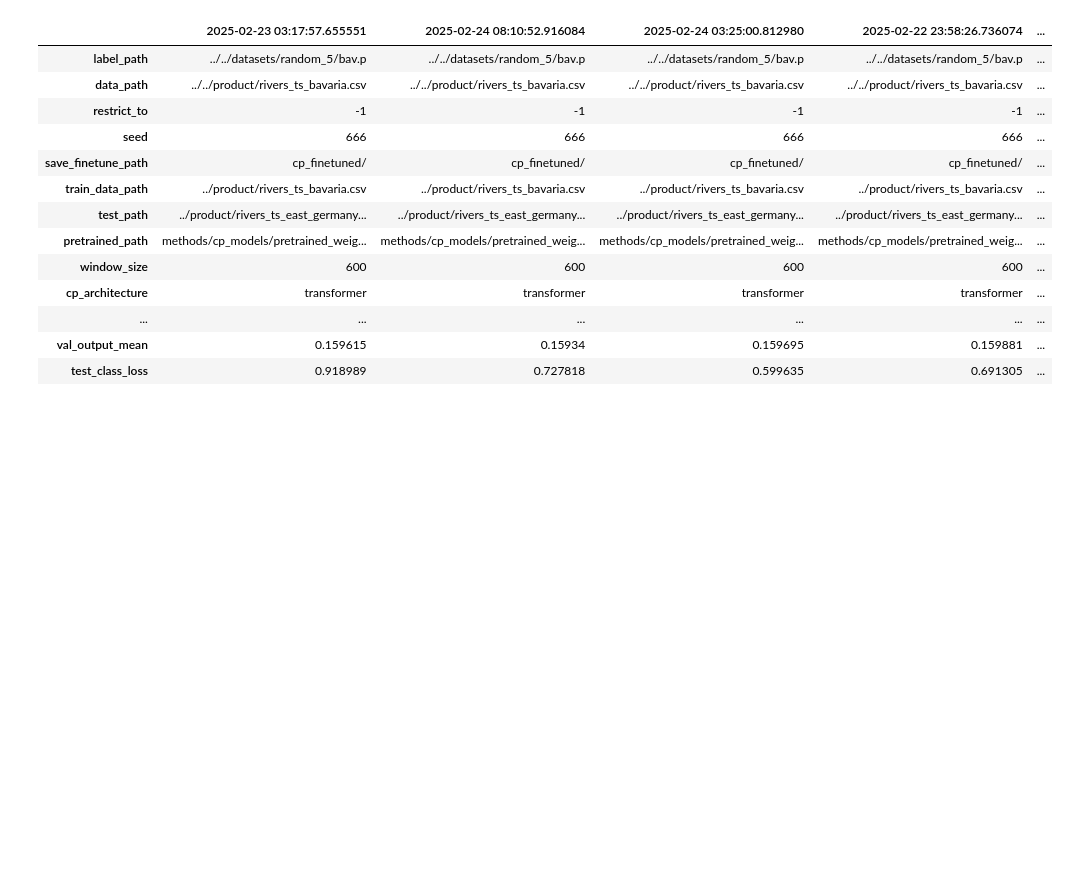
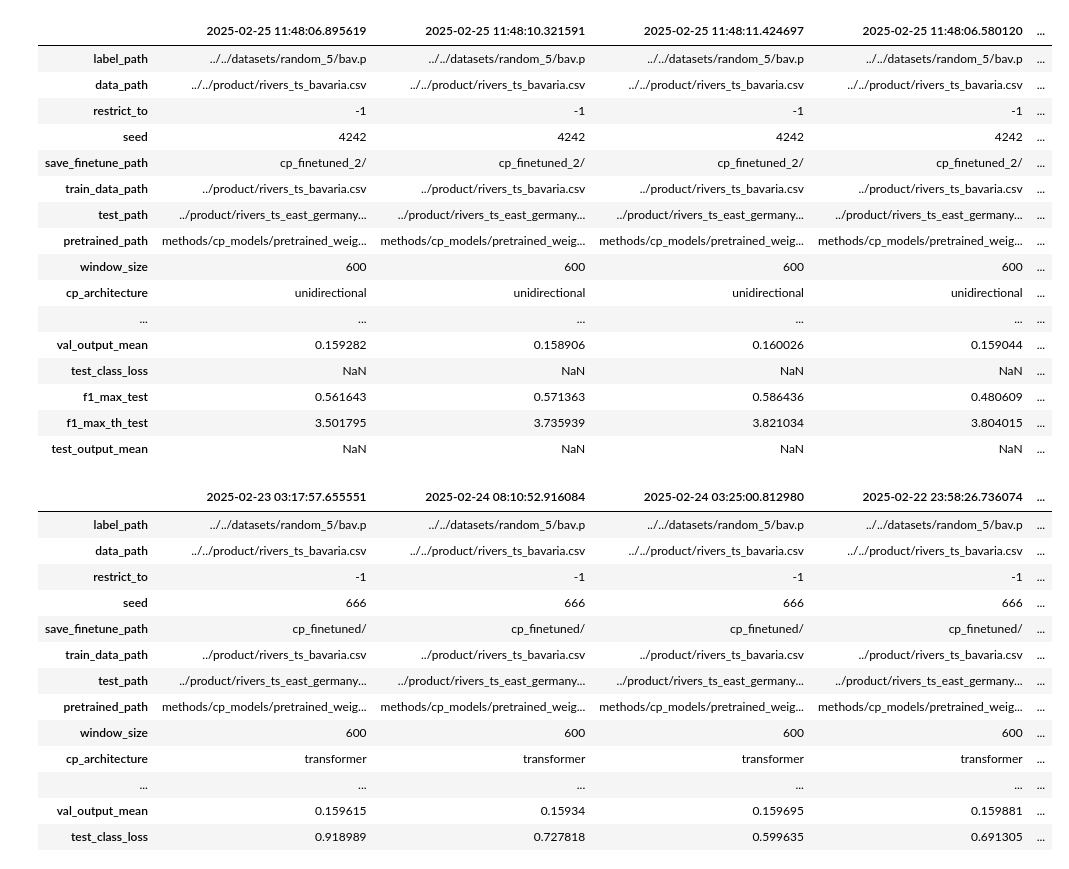
Before and after one commit to CausalRivers/experiments, a Jupyter notebook: exp3.ipynb, the cells around one changed output. Saved outputs shown, nothing was run; the diff lists cells and outputs as text; code cells hidden in the pictures; blank space fills up the shorter version.

```diff
--- a/exp3.ipynb
+++ b/exp3.ipynb
@@ -8,8 +8,6 @@ from os import listdir
 import pandas as pd
 from yaml import safe_load
 from os.path import isfile, join
-# %%
-path = "causal_discovery_zoo/cp_finetuned/"
 # %%
 def load_finetuning(path = "causal_discovery_zoo/cp_finetuned/"):
     stack = []
@@ -31,0 +28,3 @@ res = load_finetuning()
+# %%
+res = load_finetuning()
+res = res[res["cp_architecture"] == "transformer"]
@@ -32,3 +71,23 @@ res = load_finetuning()
+# %%
+res.sort_values("f1_max_val",ascending=False).T
+# %% [output]
+|  | 2025-02-25 11:48:06.895619 | 2025-02-25 11:48:10.321591 | 2025-02-25 11:48:11.424697 | 2025-02-25 11:48:06.580120 | ... |
+| label_path | ../../datasets/random_5/bav.p | ../../datasets/random_5/bav.p | ../../datasets/random_5/bav.p | ../../datasets/random_5/bav.p | ... |
+| data_path | ../../product/rivers_ts_bavaria.csv | ../../product/rivers_ts_bavaria.csv | ../../product/rivers_ts_bavaria.csv | ../../product/rivers_ts_bavaria.csv | ... |
+| restrict_to | -1 | -1 | -1 | -1 | ... |
+| seed | 4242 | 4242 | 4242 | 4242 | ... |
+| save_finetune_path | cp_finetuned_2/ | cp_finetuned_2/ | cp_finetuned_2/ | cp_finetuned_2/ | ... |
+| train_data_path | ../product/rivers_ts_bavaria.csv | ../product/rivers_ts_bavaria.csv | ../product/rivers_ts_bavaria.csv | ../product/rivers_ts_bavaria.csv | ... |
+| test_path | ../product/rivers_ts_east_germany... | ../product/rivers_ts_east_germany... | ../product/rivers_ts_east_germany... | ../product/rivers_ts_east_germany... | ... |
+| pretrained_path | methods/cp_models/pretrained_weig... | methods/cp_models/pretrained_weig... | methods/cp_models/pretrained_weig... | methods/cp_models/pretrained_weig... | ... |
+| window_size | 600 | 600 | 600 | 600 | ... |
+| cp_architecture | unidirectional | unidirectional | unidirectional | unidirectional | ... |
+| ... | ... | ... | ... | ... | ... |
+| val_output_mean | 0.159282 | 0.158906 | 0.160026 | 0.159044 | ... |
+| test_class_loss | NaN | NaN | NaN | NaN | ... |
+| f1_max_test | 0.561643 | 0.571363 | 0.586436 | 0.480609 | ... |
+| f1_max_th_test | 3.501795 | 3.735939 | 3.821034 | 3.804015 | ... |
+| test_output_mean | NaN | NaN | NaN | NaN | ... |
 # %%
 res = res[res["cp_architecture"] == "transformer"]
 # %%
```
Also changed, not shown: parts of 5 cells of this notebook.
